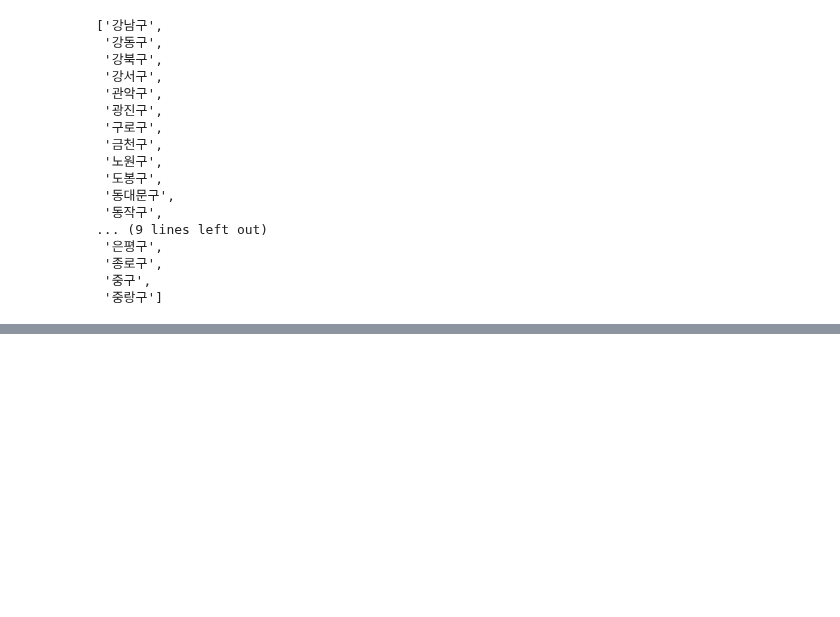
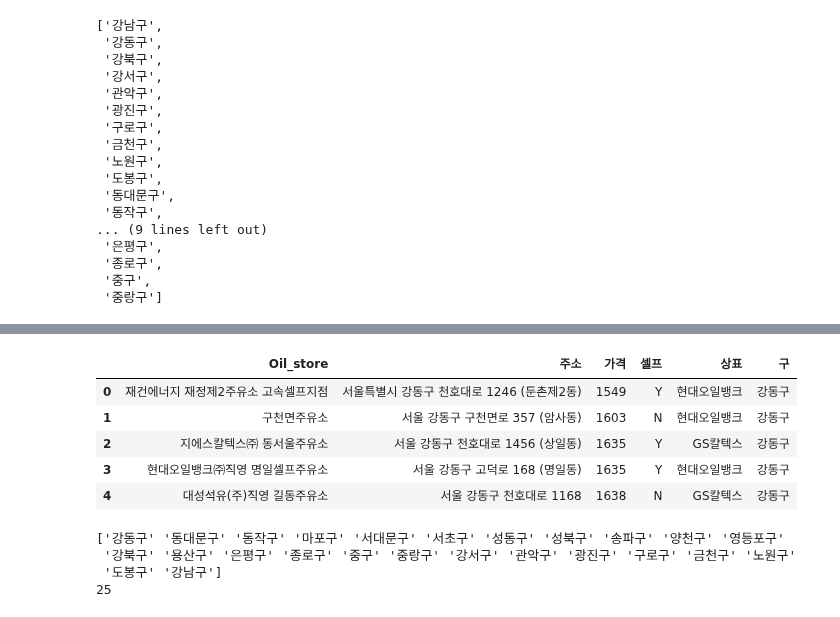
Before and after one commit to NikeLee/pythonwork, a Jupyter notebook: analysis/9_분석예제4.ipynb, the cells around one changed output, grey strips where cells are left out. Drawn from its saved outputs; the diff is of its cells as text; code cells hidden in the pictures; blank space fills up the shorter version.

```diff
--- a/analysis/9_분석예제4.ipynb
+++ b/analysis/9_분석예제4.ipynb
@@ -147,0 +180,8 @@ driver.find_element_by_xpath("""//*[@id="glopopd_excel"]/span""").click()
+# %%
+station_files = glob("data/oil/지역*.xls")
+station_files
+
+tmp_raw = []
+for fname in station_files:
+    tmp = pd.read_excel(fname, header=2)
+    tmp_raw.append(tmp)
@@ -147,0 +192,6 @@ driver.find_element_by_xpath("""//*[@id="glopopd_excel"]/span""").click()
+# %%
+##### 데이터 프레임으로 합치기
+
+station_raw = pd.concat(tmp_raw)
+station_raw.head(30)
+station_raw.info()
@@ -147,0 +230,20 @@ driver.find_element_by_xpath("""//*[@id="glopopd_excel"]/span""").click()
+# %%
+##### 구 컬럼 추출
+
+stations["구"] = [addr.split()[1] for addr in stations["주소"]]
+stations.head()
+# %% [output]
+|  | Oil_store | 주소 | 가격 | 셀프 | 상표 | 구 |
+| 0 | 재건에너지 재정제2주유소 고속셀프지점 | 서울특별시 강동구 천호대로 1246 (둔촌제2동) | 1549 | Y | 현대오일뱅크 | 강동구 |
+| 1 | 구천면주유소 | 서울 강동구 구천면로 357 (암사동) | 1603 | N | 현대오일뱅크 | 강동구 |
+| 2 | 지에스칼텍스㈜ 동서울주유소 | 서울 강동구 천호대로 1456 (상일동) | 1635 | Y | GS칼텍스 | 강동구 |
+| 3 | 현대오일뱅크㈜직영 명일셀프주유소 | 서울 강동구 고덕로 168 (명일동) | 1635 | Y | 현대오일뱅크 | 강동구 |
+| 4 | 대성석유(주)직영 길동주유소 | 서울 강동구 천호대로 1168 | 1638 | N | GS칼텍스 | 강동구 |
+# %%
+print(stations["구"].unique())
+print(len(stations["구"].unique()))
+# %% [output]
+['강동구' '동대문구' '동작구' '마포구' '서대문구' '서초구' '성동구' '성북구' '송파구' '양천구' '영등포구'
+ '강북구' '용산구' '은평구' '종로구' '중구' '중랑구' '강서구' '관악구' '광진구' '구로구' '금천구' '노원구'
+ '도봉구' '강남구']
+25
```
Also changed, not shown: parts of 13 cells of this notebook.
